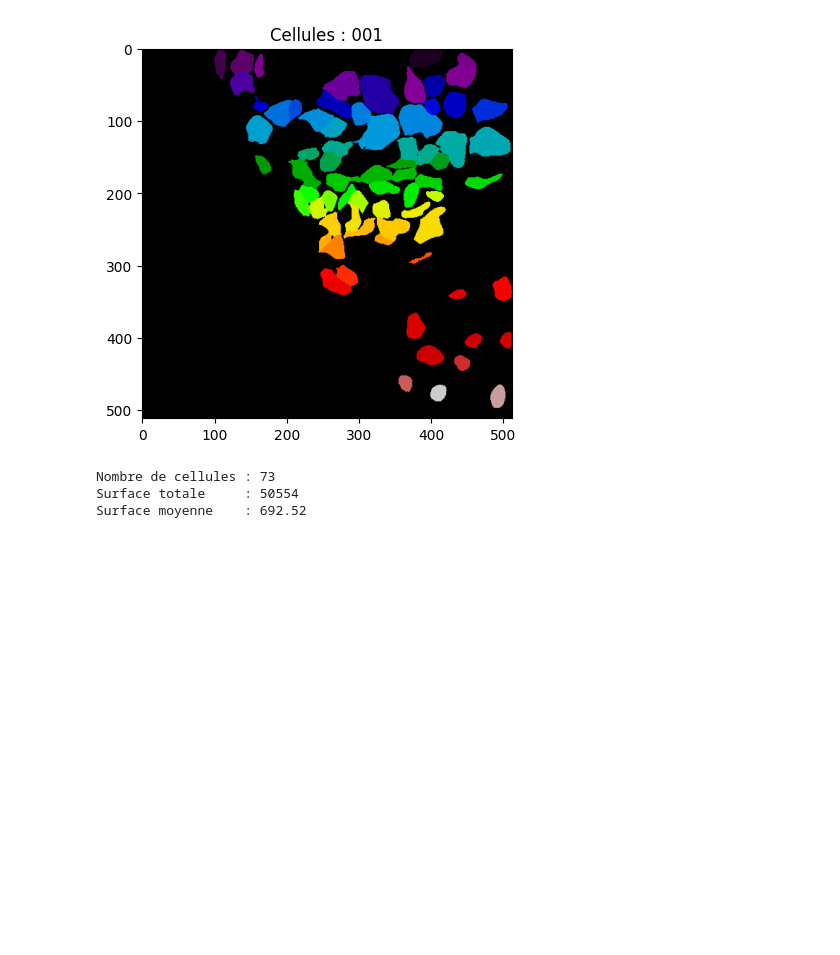
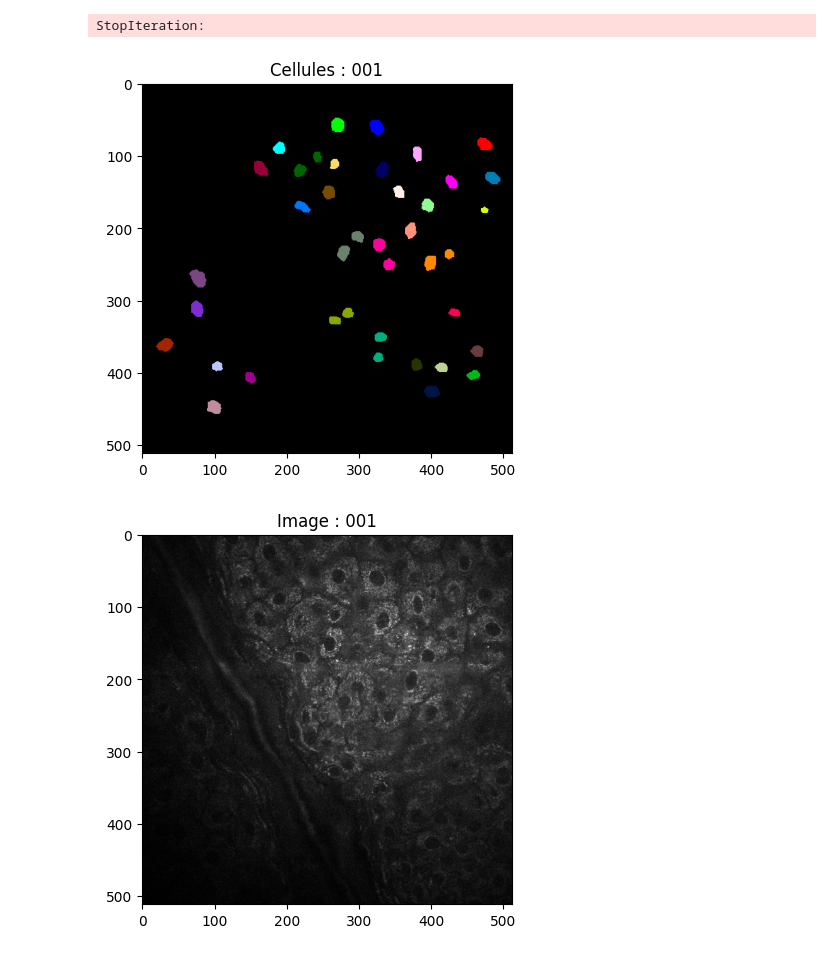
Before and after one commit to GautierGabriel/DIMA, a Jupyter notebook: scripts/stats_cells.ipynb, the cells around one changed output. Saved outputs shown, nothing was run; the diff lists cells and outputs as text; code cells hidden in the pictures; blank space fills up the shorter version.

```diff
--- a/scripts/stats_cells.ipynb
+++ b/scripts/stats_cells.ipynb
@@ -10,12 +10,24 @@ mask = visualizer.load_data("001", mode = 'Cell_Pred')
 visualizer.plot('001', mode = 'Cell_Pred')
 
 _, counts = np.unique(mask[mask > 0], return_counts=True)
-
+print('--- Statistiques de cellpose ---')
 print(f"Nombre de cellules : {len(counts)}")
 print(f"Surface totale     : {np.sum(counts) if len(counts) > 0 else 0}")
 print(f"Surface moyenne    : {np.mean(counts) if len(counts) > 0 else 0:.2f}")
+
+mask = visualizer.load_data("001", mode='Cell')
+visualizer.plot('001', mode = 'Nuc')
+
+_, counts = np.unique(mask[mask > 0], return_counts=True)
+print('--- Statistiques de l annotation ---')
+print(f"Nombre de cellules : {len(counts)}")
+print(f"Surface totale     : {np.sum(counts)}")
+print(f"Surface moyenne    : {np.mean(counts)}")
 # %% [output]
-[figure, removed]
-Nombre de cellules : 73
-Surface totale     : 50554
-Surface moyenne    : 692.52
+StopIteration:
+# %%
+visualizer.plot('001', mode = 'Nuc')
+visualizer.plot('001', mode = 'Image')
+# %% [output]
+[figure, added]
+[figure, added]
```
Also changed, not shown: 4 other files.
